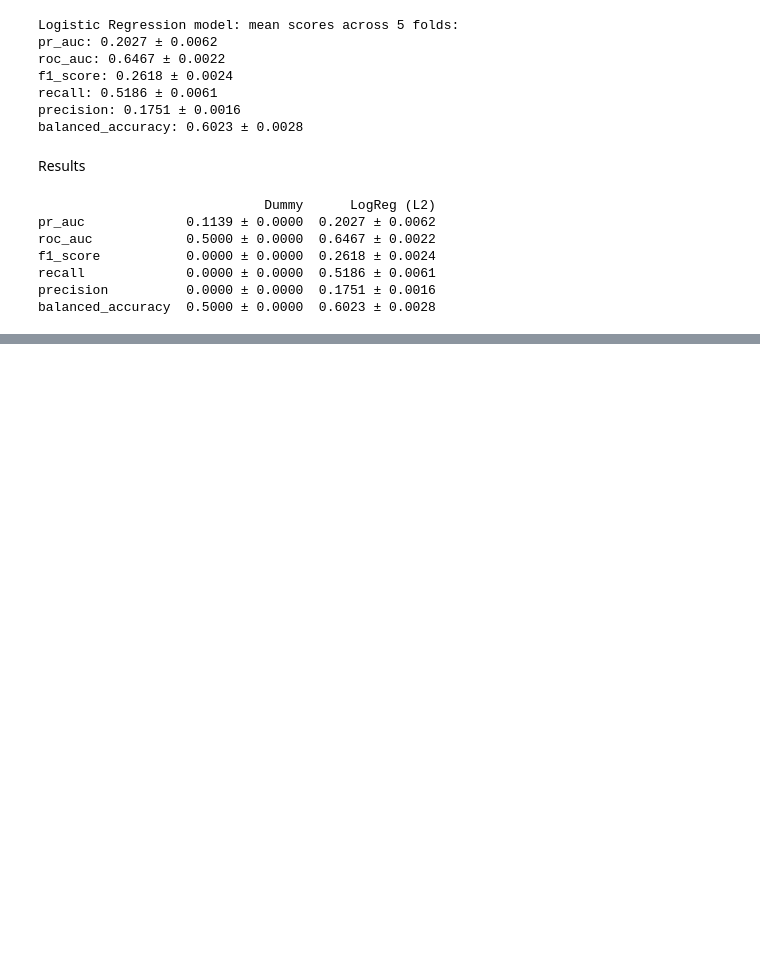
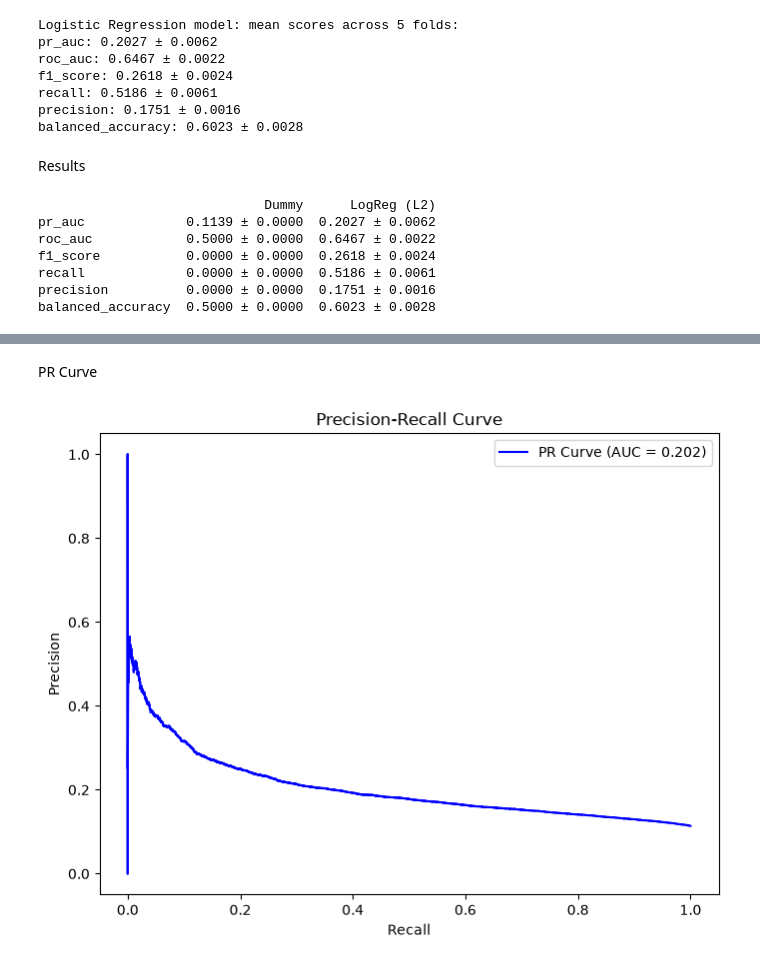
Before and after one commit to suadbinuyo/diabetes-readmission, a Jupyter notebook: notebooks/01_data_audit_baseline.ipynb, the cells around one changed output, grey strips where cells are left out. Drawn from its saved outputs; the diff is of its cells as text; code cells hidden in the pictures; blank space fills up the shorter version.

Commit message:
plotting pr and roc curves

```diff
--- a/notebooks/01_data_audit_baseline.ipynb
+++ b/notebooks/01_data_audit_baseline.ipynb
@@ -355,0 +360,9 @@ balanced_accuracy  0.5000 ± 0.0000  0.6023 ± 0.0028
+# %%
+y_pred_proba = cross_val_predict(
+    logistic_model, x, y, groups=patient_ids, cv=cv, method="predict_proba", n_jobs=-1
+)[:, 1]
+
+y_pred = (y_pred_proba >= 0.5).astype(int)
+
+print("Confusion Matrix:\n", confusion_matrix(y, y_pred))
+print("\nClassification Report:\n", classification_report(y, y_pred, digits=3))
@@ -355,0 +383,16 @@ balanced_accuracy  0.5000 ± 0.0000  0.6023 ± 0.0028
+# %% [markdown]
+PR Curve
+# %%
+precision_vals, recall_vals, thresholds = precision_recall_curve(y, y_pred_proba)
+pr_auc = average_precision_score(y, y_pred_proba)
+
+plt.figure(figsize=(8, 6))
+plt.plot(recall_vals, precision_vals, label=f'PR Curve (AUC = {pr_auc:.3f})', color='blue')
+plt.xlabel('Recall')
+plt.ylabel('Precision')
+plt.title('Precision-Recall Curve')
+plt.legend()
+plt.savefig('../reports/figures/pr_curve.png', dpi=300)
+plt.show()
+# %% [output]
+[figure, added]
```
Also changed, not shown: parts of 6 cells of this notebook, 2 other files.
